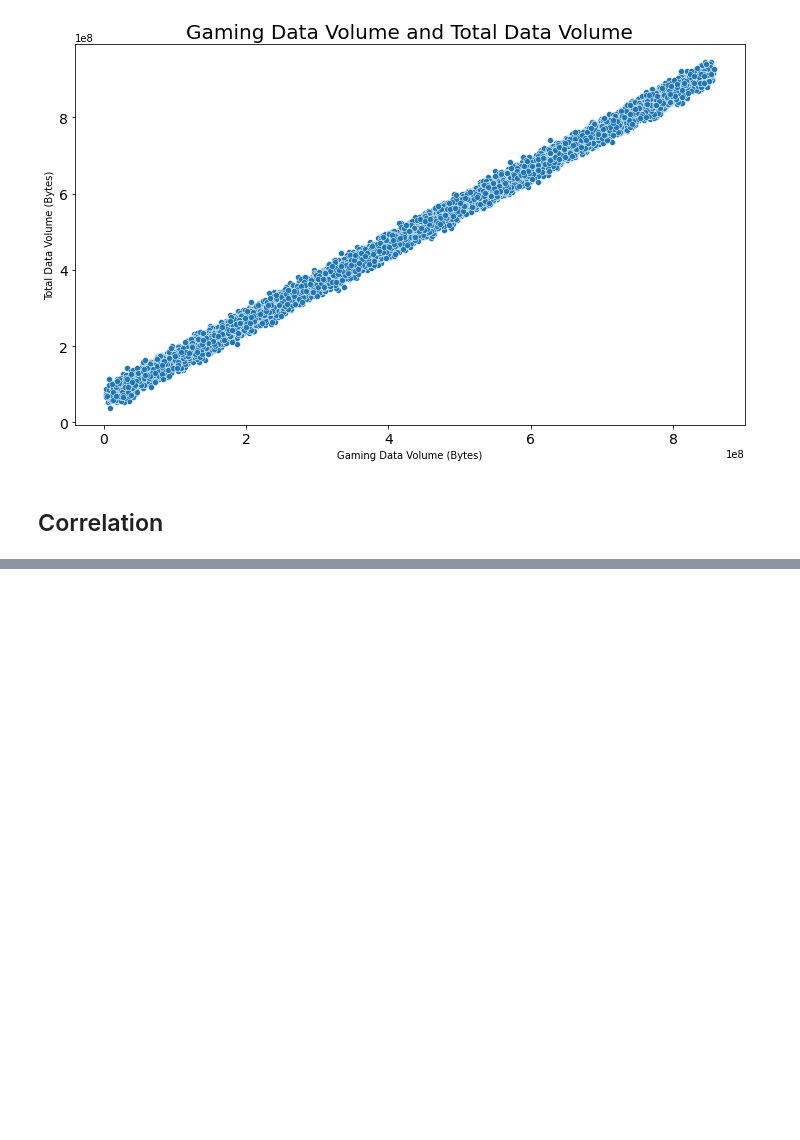
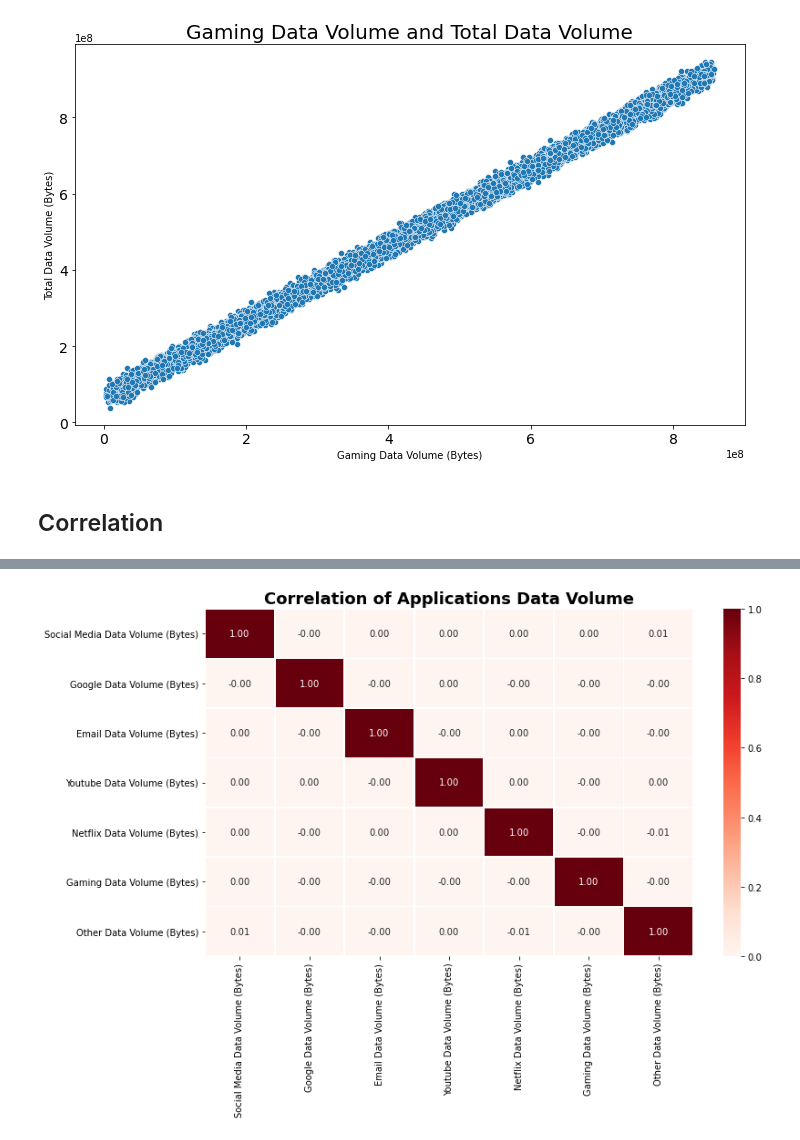
Before and after one commit to Danu-B/Telecom_Industry_User_Analytic, a Jupyter notebook: notebooks/Preprocessing_and_overview..ipynb, the cells around one changed output, grey strips where cells are left out. Drawn from its saved outputs; the diff is of its cells as text; code cells hidden in the pictures; blank space fills up the shorter version.

Commit message:
Outlier, Univariate Analysis - Non Graphical, Univariate Analysis - Graphical and Bivariate Analysis, correlation

```diff
--- a/notebooks/Preprocessing_and_overview..ipynb
+++ b/notebooks/Preprocessing_and_overview..ipynb
@@ -785,3 +785,7 @@ corr_df
 | Netflix Data Volume (Bytes) | 0.001013 | -0.001902 | 0.001029 | 0.002882 | ... |
 | Gaming Data Volume (Bytes) | 0.001082 | -0.000994 | -0.000644 | -0.002999 | ... |
 | Other Data Volume (Bytes) | 0.006065 | -0.001727 | -0.001299 | 0.002969 | ... |
+# %%
+plot_heatmap(corr_df, "Correlation of Applications Data Volume")
+# %% [output]
+[figure, added]
```
Also changed, not shown: parts of 2 cells of this notebook.
